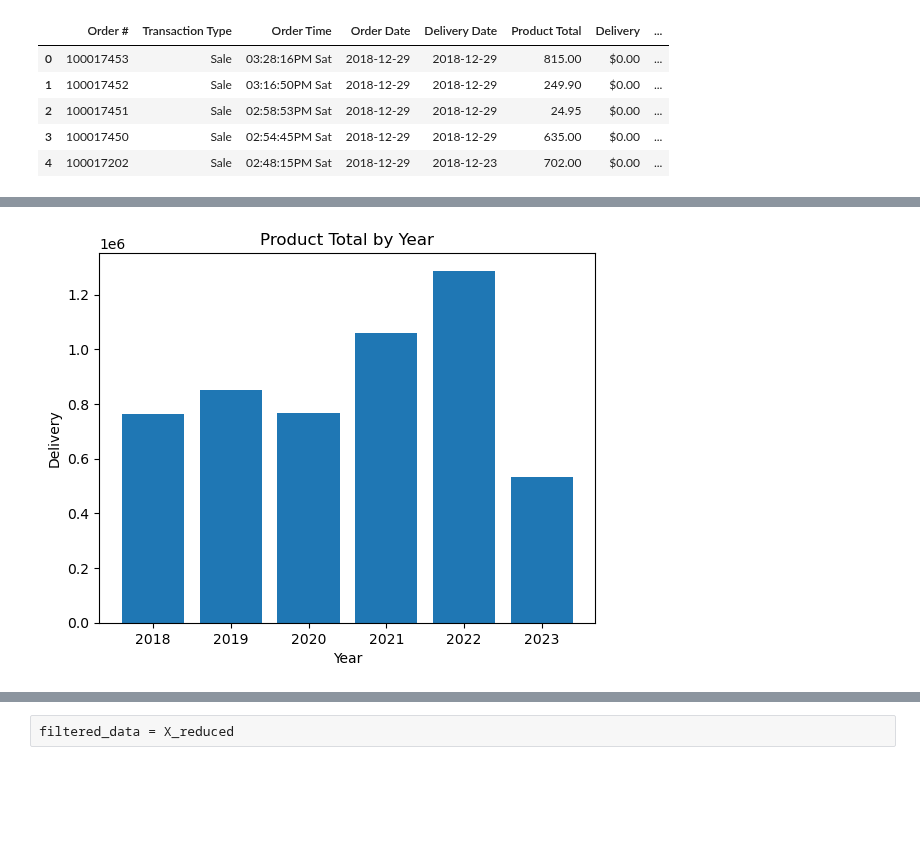
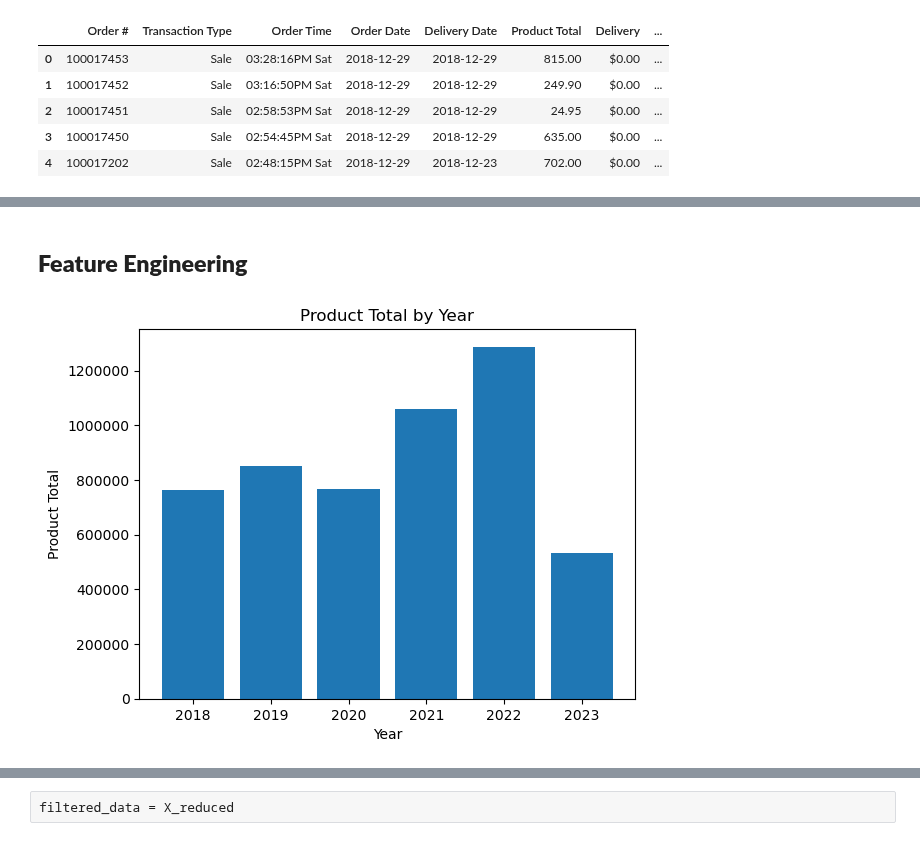
Before and after one commit to JoeBwonKenobi/Floral_Sales_Project, a Jupyter notebook: Predictive Modeling.ipynb, the cells around one changed output, grey strips where cells are left out. Drawn from its saved outputs; the diff is of its cells as text; code cells hidden in the pictures; blank space fills up the shorter version.

```diff
--- a/Predictive Modeling.ipynb
+++ b/Predictive Modeling.ipynb
@@ -72,6 +72,8 @@ Data columns (total 18 columns):
  17  Year                 46062 non-null  int64
 dtypes: float64(8), int64(2), object(8)
 memory usage: 6.3+ MB
+# %% [markdown]
+## **Feature Engineering**
 # %%
 # Filtering out the years 2016 & 2017 because the data for those years is incomplete, and also could be considered irrelevant because of how old it is.
 filtered_data = fd[(fd['Year'] != 2016) & (fd['Year'] != 2017)]
@@ -84,13 +95,13 @@ product_total_by_year = filtered_data.groupby('Year')['Product Total'].sum().res
 # %%
 # Create barplot
 plt.bar(product_total_by_year['Year'], product_total_by_year['Product Total'])
 
 # Set plot labels and title
 plt.xlabel('Year')
-plt.ylabel('Delivery')
-plt.title('Product Total by Year')
-
+plt.ylabel('Product Total')
+plt.title('Product Total by Year');
+plt.ticklabel_format(style='plain', axis='y')
 # Show the plot
 plt.show()
 # %% [output]
-[figure, old version]
+[figure, new version]
```
Also changed, not shown: parts of 17 cells of this notebook, 1 other file.
